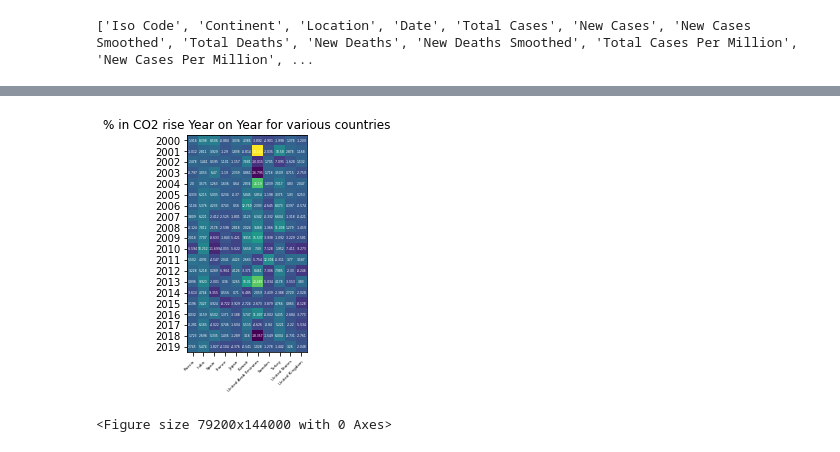
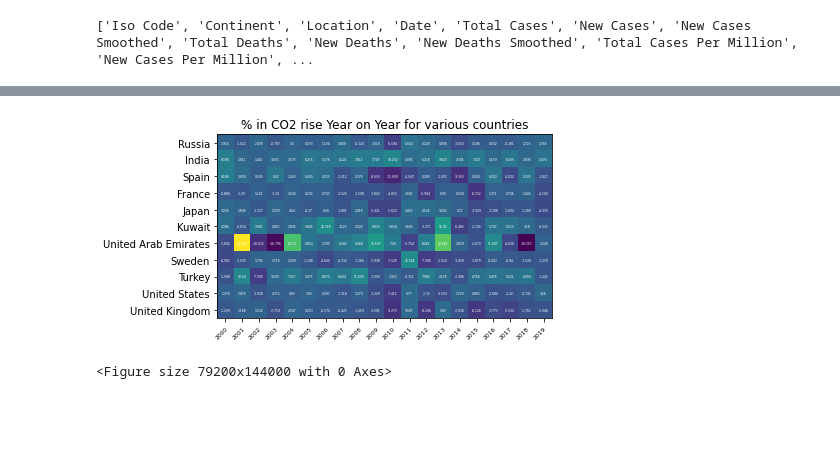
Before and after one commit to HardikRa/DataVisTool, a Jupyter notebook: MPR notebook.ipynb, the cells around one changed output, grey strips where cells are left out. Saved outputs shown, nothing was run; the diff lists cells and outputs as text; code cells hidden in the pictures; blank space fills up the shorter version.

```diff
--- a/MPR notebook.ipynb
+++ b/MPR notebook.ipynb
@@ -116,33 +116,34 @@ co2_prct_rise1=np.array([[float(i) for i in co2_data.co2_growth_prct[list_of_lat
                         [float(i) for i in co2_data.co2_growth_prct[list_of_latest_entries_co2[226]-20:list_of_latest_entries_co2[226]]],
                         [float(i) for i in co2_data.co2_growth_prct[list_of_latest_entries_co2[225]-20:list_of_latest_entries_co2[225]]]
                         ])
-co2_prct_rise=co2_prct_rise1.transpose()
+co2_prct_rise=co2_prct_rise1
+# .transpose()
 # %%
 fig1,ax1 = plt.subplots()
 plt.figure(figsize=(1100,2000))
 im1=ax1.imshow(co2_prct_rise)
-ax1.set_xticks(np.arange(len(co2_country)))
-ax1.set_yticks(np.arange(len(co2_year)))
+ax1.set_xticks(np.arange(len(co2_year)))
+ax1.set_yticks(np.arange(len(co2_country)))
 # ... and label them with the respective list entries
-ax1.set_xticklabels(co2_country)
-ax1.set_yticklabels(co2_year)
+ax1.set_xticklabels(co2_year)
+ax1.set_yticklabels(co2_country)
 
 # Rotate the tick labels and set their alignment.
 plt.setp(ax1.get_xticklabels(), rotation=45, ha="right",
          rotation_mode="anchor")
 
 # Loop over data dimensions and create text annotations.
-for i in range(len(co2_year)):
-    for j in range(len(co2_country)):
+for i in range(len(co2_country)):
+    for j in range(len(co2_year)):
         # print(i)
         # print(j)
         # print()
         text = ax1.text(j, i, co2_prct_rise[i, j],
                        ha="center", va="center", color="w",fontsize=3)
 
 ax1.set_title("% in CO2 rise Year on Year for various countries")
 #fig1.tight_layout()
 plt.show()
 # %% [output]
-[figure, old version]
+[figure, new version]
 <Figure size 79200x144000 with 0 Axes>
```
Also changed, not shown: parts of 1 cell of this notebook, 2 other files.
